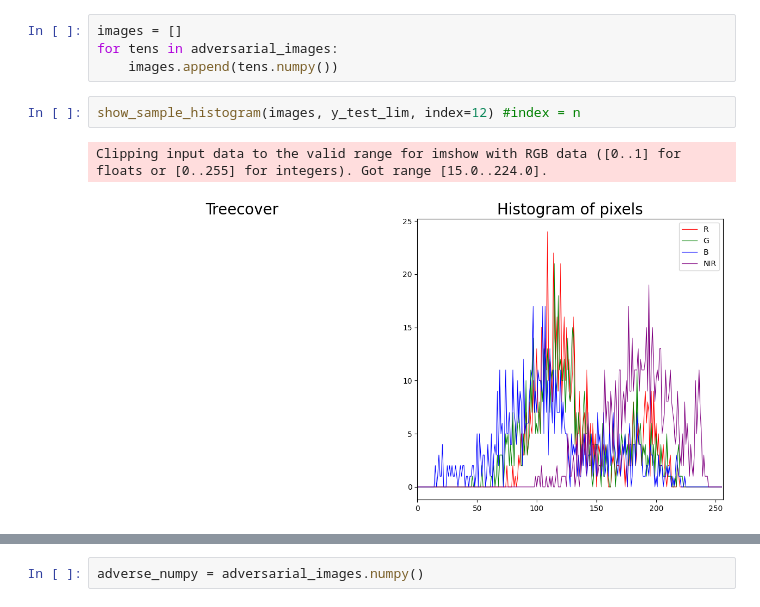
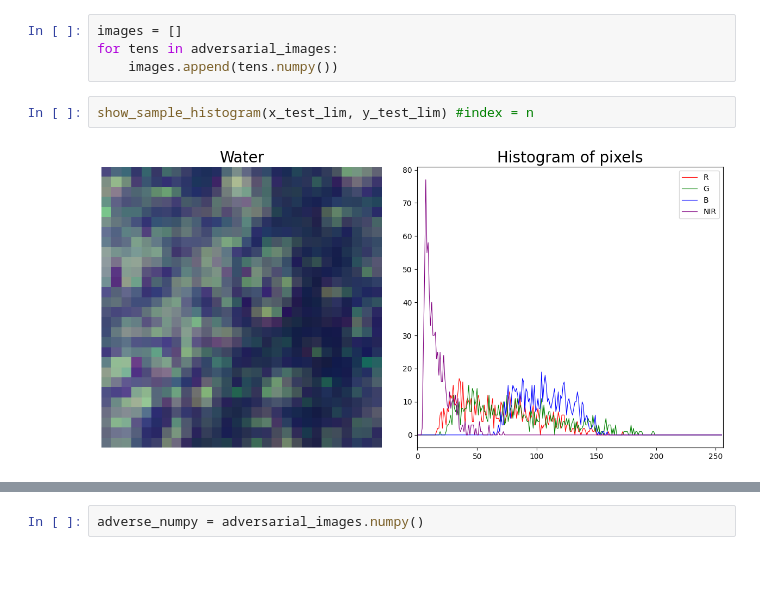
Before and after one commit to sgmurphy00/TOOLS1, a Jupyter notebook: initial_dataexploration.ipynb, the cells around one changed output, grey strips where cells are left out. Cells and saved outputs as stored; diff of their text form; blank space fills up the shorter version.

Commit message:
unlooped visualizations and summary stats- pixel hists are being obnoxious

```diff
--- a/initial_dataexploration.ipynb
+++ b/initial_dataexploration.ipynb
@@ -301,7 +301,6 @@ images = []
 for tens in adversarial_images:
     images.append(tens.numpy())
 # %%
-show_sample_histogram(images, y_test_lim, index=12) #index = n
+show_sample_histogram(x_test_lim, y_test_lim) #index = n
 # %% [output]
-Clipping input data to the valid range for imshow with RGB data ([0..1] for floats or [0..255] for integers). Got range [15.0..224.0].
-[figure, old version]
+[figure, new version]
```
Also changed, not shown: parts of 13 cells of this notebook.
